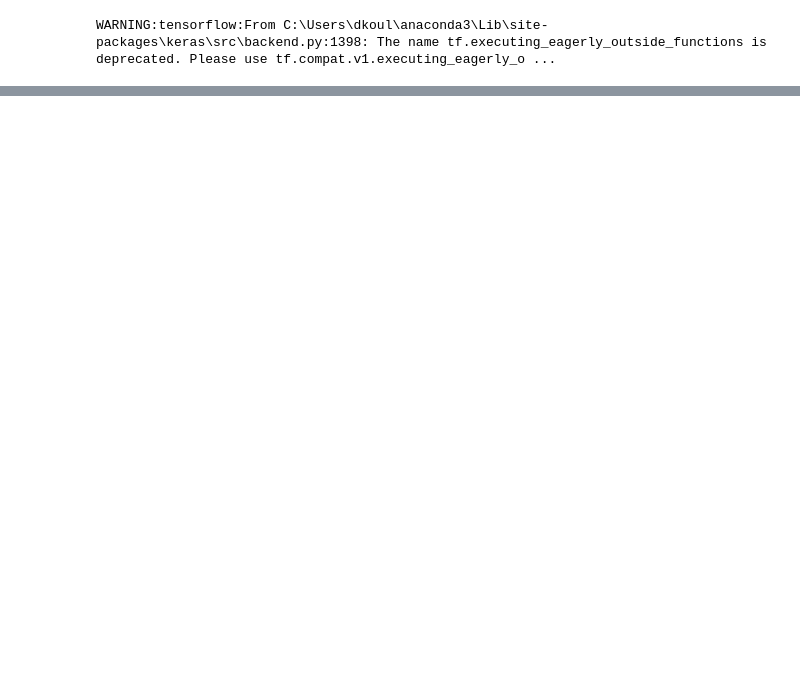
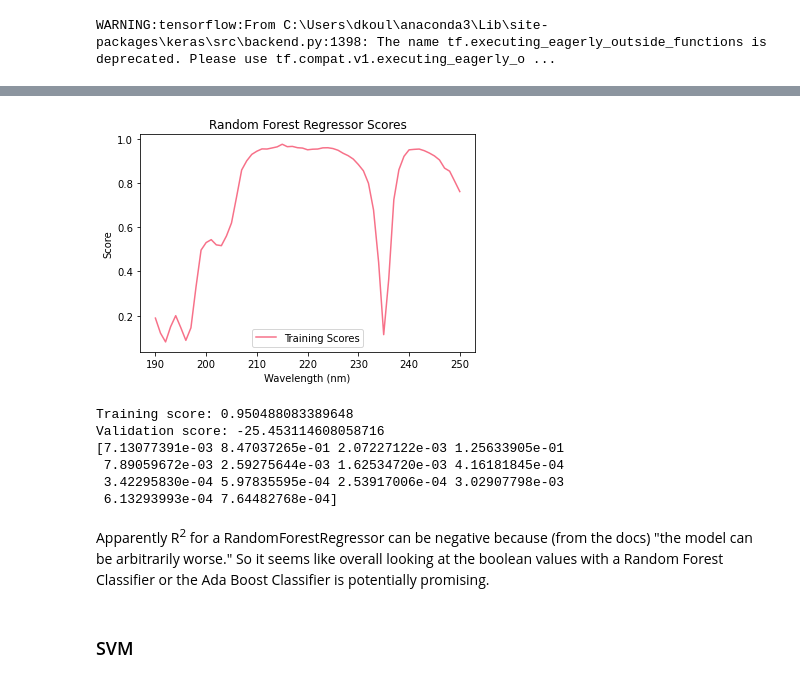
Before and after one commit to koulbeans/seqCD, a Jupyter notebook: EDA_CD.ipynb, the cells around one changed output, grey strips where cells are left out. Saved outputs shown, nothing was run; the diff lists cells and outputs as text; code cells hidden in the pictures; blank space fills up the shorter version.

```diff
--- a/EDA_CD.ipynb
+++ b/EDA_CD.ipynb
@@ -689,0 +1005,14 @@ ValueError: in user code:
+# %%
+targets = target_df_cat.join(target_df_num[222])
+means_sums = X_means.join(X_sum, lsuffix = "_mean", rsuffix = "sum")
+# %%
+models = [ske.RandomForestClassifier(), ske.AdaBoostClassifier(), ske.RandomForestRegressor(), sklin.LogisticRegression()]
+# %%
+X_train, X_test, y_train, y_test = train_test_split(means_sums, target_df_cat, random_state = 999)
+
+for model in models:
+    for col in y_train:
+        y = y_train[col].values
+        model.fit(X_train, y)
+        print("Training score for model", model, "and target", col, "is", model.score(X_train, y))
+        print("Validation score for model", model, "and target", col, "is", model.score(X_test, y_test[col].values))
@@ -689,0 +1044,41 @@ ValueError: in user code:
+# %%
+X_train, X_test, y_train, y_test = train_test_split(means_sums, target_df_num, random_state = 99)
+
+rfr_scores_train = []
+rfr_scores_test = []
+
+for col in y_train:
+    y = y_train[col].values
+    model = ske.RandomForestRegressor()
+    model.fit(X_train, y)
+    rfr_scores_train.append(model.score(X_train, y))
+    rfr_scores_test.append(model.score(X_test, y_test[col].values)) # does not seem to be give me values that you would expect to get for R2
+# %%
+sns.lineplot(x = target_df_num.columns, y = rfr_scores_train, label = 'Training Scores')
+# sns.lineplot(x = target_df_num.columns, y = rfr_scores_test, label = 'Validation Scores')
+plt.title('Random Forest Regressor Scores')
+plt.xlabel('Wavelength (nm)')
+plt.ylabel('Score')
+plt.show()
+# %% [output]
+[figure, added]
+# %%
+y = y_train[222].values
+y_true = y_test[222].values
+
+rfr = ske.RandomForestRegressor()
+rfr.fit(X_train, y)
+print("Training score:", rfr.score(X_train, y))
+print("Validation score:", rfr.score(X_test, y_true))
+print(rfr.feature_importances_)
+# %% [output]
+Training score: 0.950488083389648
+Validation score: -25.453114608058716
+[7.13077391e-03 8.47037265e-01 2.07227122e-03 1.25633905e-01
+ 7.89059672e-03 2.59275644e-03 1.62534720e-03 4.16181845e-04
+ 3.42295830e-04 5.97835595e-04 2.53917006e-04 3.02907798e-03
+ 6.13293993e-04 7.64482768e-04]
+# %% [markdown]
+Apparently R<sup>2</sup> for a RandomForestRegressor can be negative because (from the docs) "the model can be arbitrarily worse." So it seems like overall looking at the boolean values with a Random Forest Classifier or the Ada Boost Classifier is potentially promising.
+# %% [markdown]
+### SVM
```
Also changed, not shown: parts of 59 cells of this notebook.
